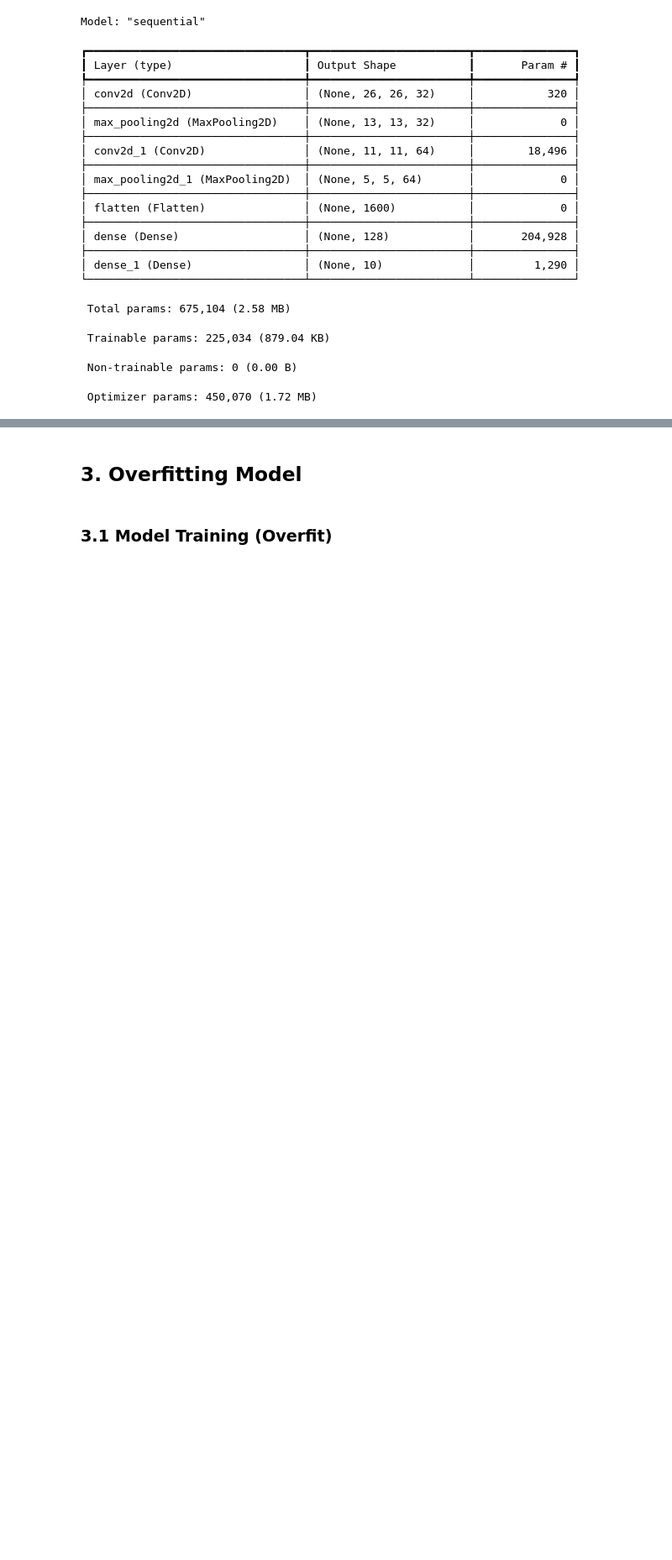
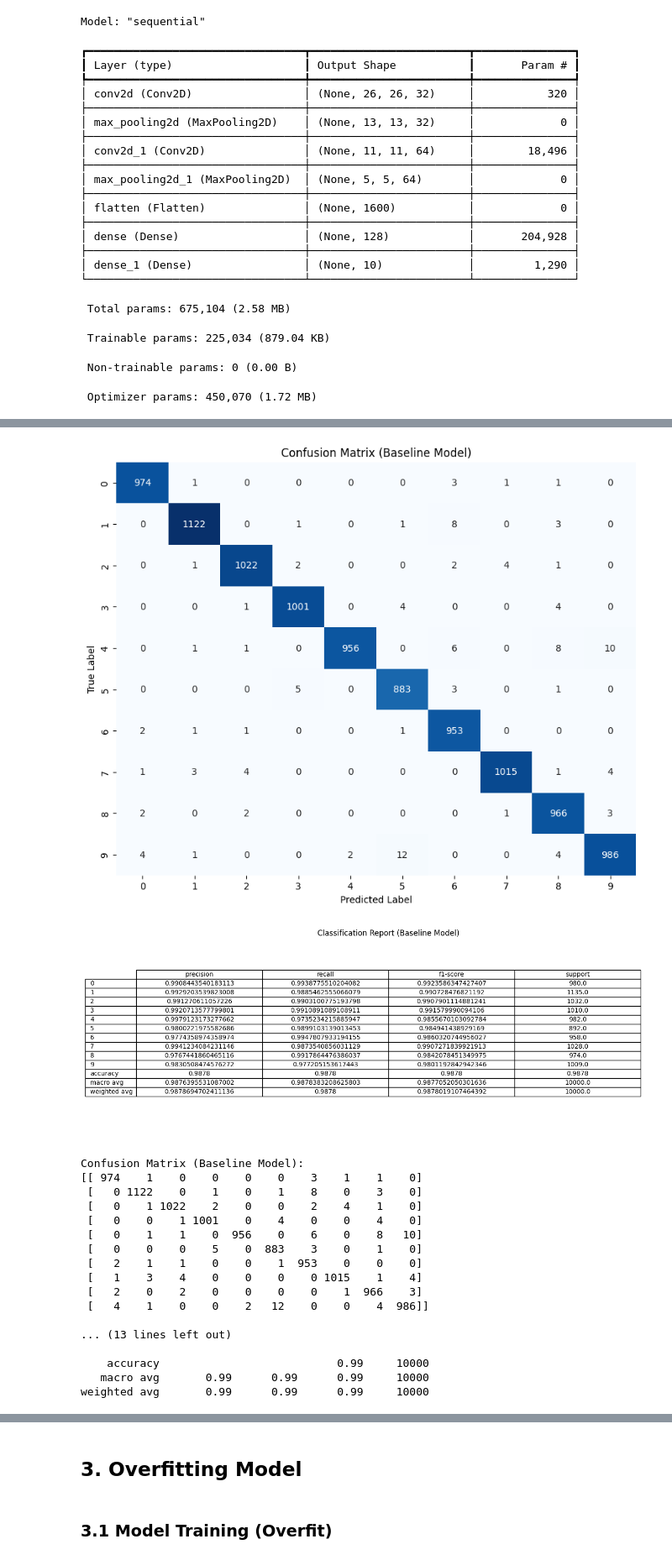
Before and after one commit to savioshaju/MNIST-Image-Classification-with-CNN, a Jupyter notebook: minist_cnn.ipynb, the cells around one changed output, grey strips where cells are left out. Shown at 84% size. Drawn from its saved outputs; the diff is of its cells as text; code cells hidden in the pictures; blank space fills up the shorter version.

```diff
--- a/minist_cnn.ipynb
+++ b/minist_cnn.ipynb
@@ -205,0 +188,50 @@ weighted avg       0.99      0.99      0.99     10000
+# %%
+from sklearn.metrics import classification_report, confusion_matrix
+import numpy as np
+import matplotlib.pyplot as plt
+import seaborn as sns
+import pandas as pd
+import os
+
+# Get predictions for the test set
+y_pred_baseline = np.argmax(baseline_model.predict(x_test), axis=1)
+
+# Confusion Matrix
+cm_baseline = confusion_matrix(y_test, y_pred_baseline)
+plt.figure(figsize=(10, 8))
+sns.heatmap(cm_baseline, annot=True, fmt='d', cmap='Blues', cbar=False,
+            xticklabels=np.arange(10), yticklabels=np.arange(10))
+plt.title('Confusion Matrix (Baseline Model)')
+plt.xlabel('Predicted Label')
+plt.ylabel('True Label')
+plt.savefig(os.path.join(save_base_path, 'confusion_matrix_baseline.png'))
+plt.show() # Display the plot in the notebook
+plt.close() # Close the figure to free memory
+
+# Classification Report
+report_baseline = classification_report(y_test, y_pred_baseline, output_dict=True)
+# Convert to DataFrame for better display
+df_report_baseline = pd.DataFrame(report_baseline).transpose()
+
+plt.figure(figsize=(12, 6))
+ax = plt.gca() # Get current axes
+ax.axis('off') # Hide axes
+tbl = ax.table(cellText=df_report_baseline.values,
+               colLabels=df_report_baseline.columns,
+               rowLabels=df_report_baseline.index,
+               loc='center',
+               cellLoc='center')
+tbl.auto_set_font_size(False)
+tbl.set_fontsize(10)
+tbl.scale(1.2, 1.2) # Adjust size
+plt.title('Classification Report (Baseline Model)', y=0.95) # Adjust title position
+plt.savefig(os.path.join(save_base_path, 'classification_report_baseline.png'), bbox_inches='tight')
+plt.show() # Display the plot in the notebook
+plt.close()
+
+print('Confusion Matrix (Baseline Model):')
+print(cm_baseline) # Still print for console output
+
+print('\nClassification Report (Baseline Model):')
+print(classification_report(y_test, y_pred_baseline)) # Still print for console output
+# %% [output]
@@ -206,3 +239,22 @@ weighted avg       0.99      0.99      0.99     10000
+[figure, added]
+[figure, added]
+Confusion Matrix (Baseline Model):
+[[ 974    1    0    0    0    0    3    1    1    0]
+ [   0 1122    0    1    0    1    8    0    3    0]
+ [   0    1 1022    2    0    0    2    4    1    0]
+ [   0    0    1 1001    0    4    0    0    4    0]
+ [   0    1    1    0  956    0    6    0    8   10]
+ [   0    0    0    5    0  883    3    0    1    0]
+ [   2    1    1    0    0    1  953    0    0    0]
+ [   1    3    4    0    0    0    0 1015    1    4]
+ [   2    0    2    0    0    0    0    1  966    3]
+ [   4    1    0    0    2   12    0    0    4  986]]
+
+... (13 lines left out)
+
+    accuracy                           0.99     10000
+   macro avg       0.99      0.99      0.99     10000
+weighted avg       0.99      0.99      0.99     10000
 # %%
 def plot_predictions(model, x_test, y_test, num_samples=10):
     predictions = np.argmax(model.predict(x_test[:num_samples]), axis=1)
```
Also changed, not shown: parts of 24 cells of this notebook.
